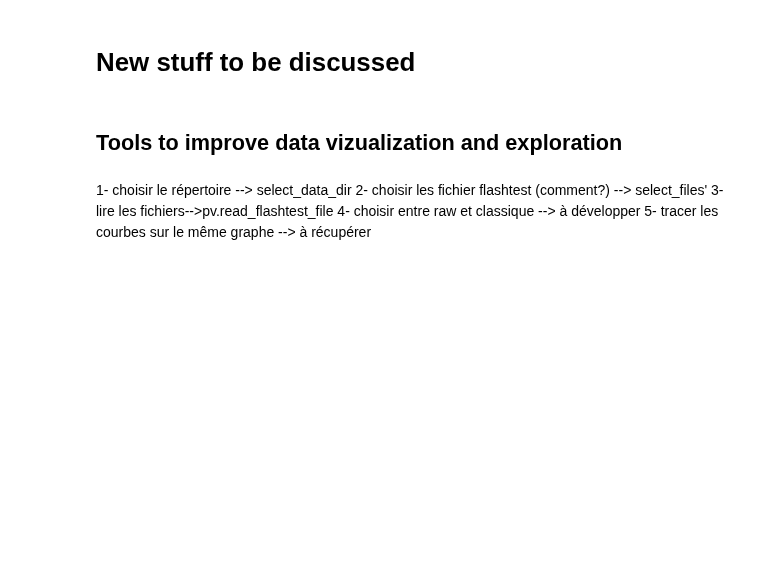
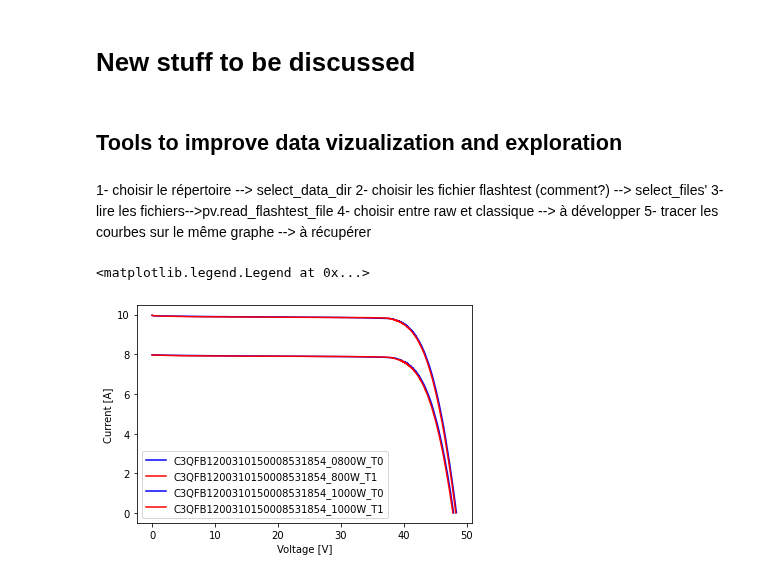
Before and after one commit to Bertin-fap/PVcharacterization, a Jupyter notebook: Module_aging.ipynb, the cells around one changed output. Cells and saved outputs as stored; diff of their text form; code cells hidden in the pictures; blank space fills up the shorter version.

Commit message:
added a color line per treatment

```diff
--- a/Module_aging.ipynb
+++ b/Module_aging.ipynb
@@ -856,32 +856,43 @@ plt.show()
     select the flashtest files
     Plot raw or classical I/V curves
 
 '''
 # Standard library imports
 import os
 from pathlib import Path
+import re
 
 # 3rd party imports
 import matplotlib.pyplot as plt
 
 # Local imports
 import PVcharacterization_Utils as pv
+
+color_dic = {"T0": 'r',
+             "T1" : 'b',
+             "T2": 'g',
+             "T3":'y',
+             "T4":'c'}
 
 #in_dir = r'C:\Users\franc\PVcharacterization_files\flash test\BUG_lecture'
 #working_dir = pv.assess_path_folders()
 plot_raw = True
 files = pv.select_files()
 #read the data
 data = pv.read_flashtest_file(files[0], parse_all=True)
 for file in files:
     data = pv.read_flashtest_file(file, parse_all=True)
+    treatment = re.findall(r'\B_(T\d+)',legend)[0]
     legend = os.path.splitext(os.path.basename(file))[0]
-    plt.plot(data.IV0['Voltage'],data.IV0['Current'],label=legend)
+    plt.plot(data.IV0['Voltage'],data.IV0['Current'],label=legend,c=color_dic[treatment])
 
     if data.IV_raw is not None and plot_raw:
         legend = legend+'_raw'
-        plt.plot(data.IV_raw['Voltage'],data.IV_raw['Current'],label=legend)
+        plt.plot(data.IV_raw['Voltage'],data.IV_raw['Current'],label=legend,c=color_dic[treatment],linestyle='dotted')
 
 plt.xlabel('Voltage [V]')
 plt.ylabel('Current [A]')
 plt.legend()
+# %% [output]
+<matplotlib.legend.Legend at 0x...>
+[figure, added]
```
Also changed, not shown: 1 other file.
